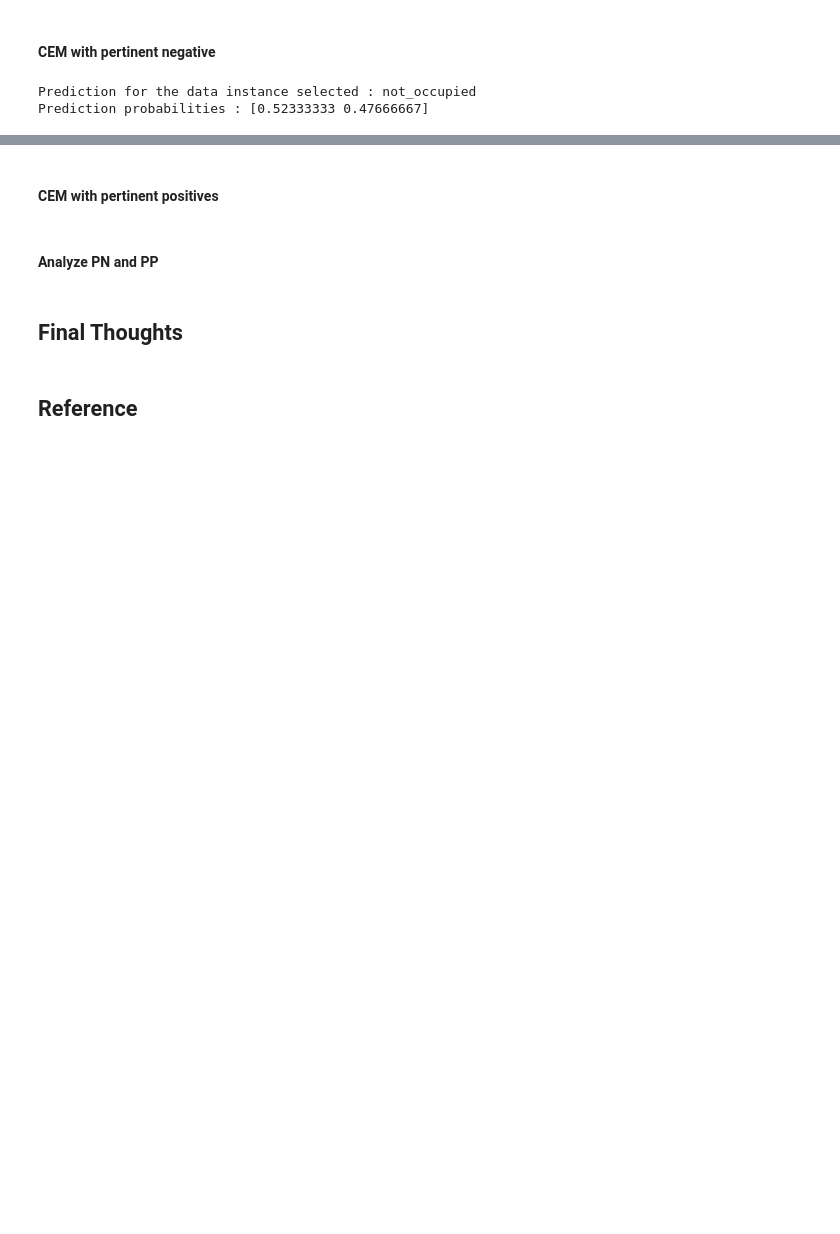
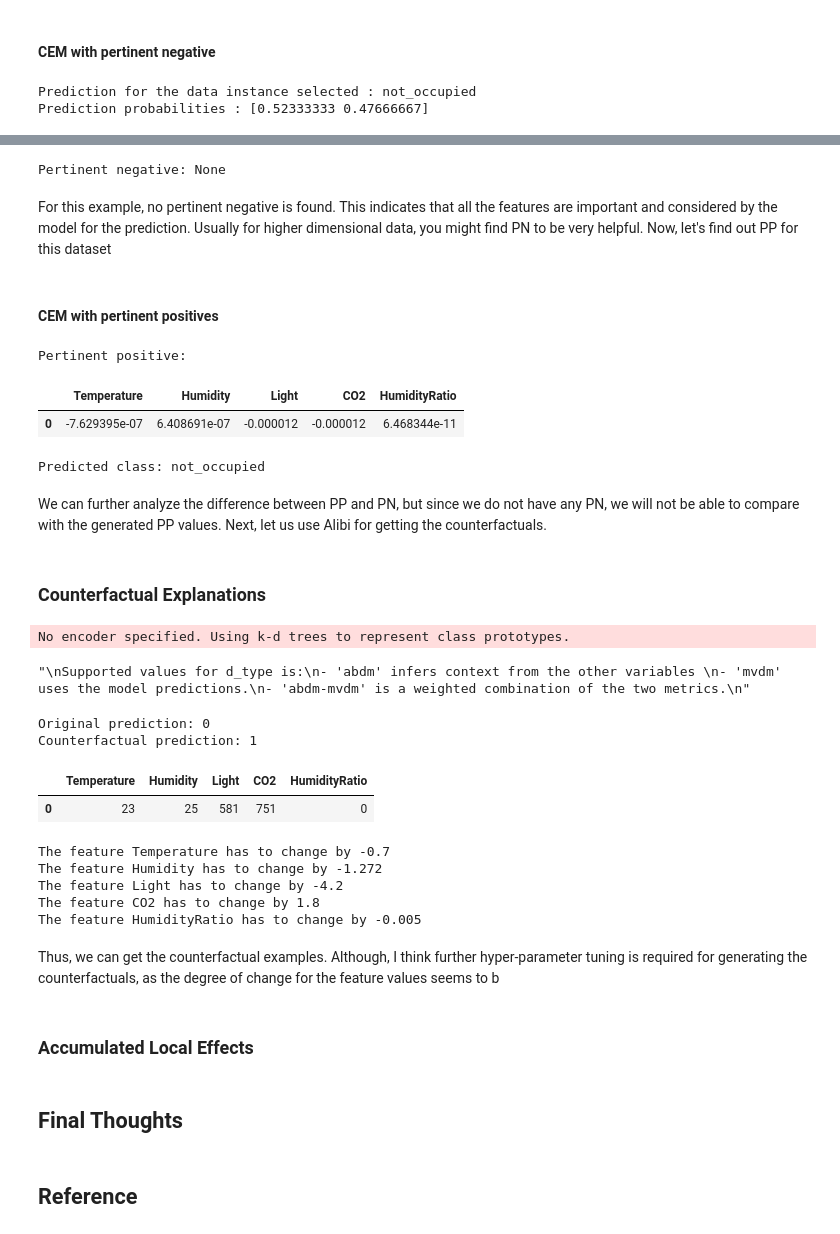
Before and after one commit to PacktPublishing/Applied-Machine-Learning-Explainability-Techniques, a Jupyter notebook: Chapter09/ALIBI_example.ipynb, the cells around one changed output, grey strips where cells are left out. Drawn from its saved outputs; the diff is of its cells as text; code cells hidden in the pictures; blank space fills up the shorter version.

Commit message:
Completed CFE for Alibi

```diff
--- a/Chapter09/ALIBI_example.ipynb
+++ b/Chapter09/ALIBI_example.ipynb
@@ -326,3 +333,4 @@ print(f'Predicted class: {class_names[explanation.X_pred]}')
 # %%
 print(f'Pertinent negative: {explanation.PN}')
-print(f'Predicted class: {class_names[explanation.PN_pred]}')
+# %% [output]
+Pertinent negative: None
@@ -333,3 +337,5 @@ exp_cem['PN_pred'] = explanation.PN_pred
+# %% [markdown]
+For this example, no pertinent negative is found. This indicates that all the features are important and considered by the model for the prediction. Usually for higher dimensional data, you might find PN to be very helpful. Now, let's find out PP for this dataset
 # %% [markdown]
 #### CEM with pertinent positives
 # %%
@@ -343,5 +349,11 @@ cem = CEM(predict_fn, mode, shape, kappa=kappa,
 cem.fit(df_train.values, no_info_type='median')
 explanation = cem.explain(X, verbose=False)
 # %%
-print(f'Pertinent positive: {explanation.PP}')
+print(f'Pertinent positive: ')
+display.display(explanation.PP)
 print(f'Predicted class: {class_names[explanation.PP_pred]}')
+# %% [output]
+Pertinent positive:
+|  | Temperature | Humidity | Light | CO2 | HumidityRatio |
+| 0 | -7.629395e-07 | 6.408691e-07 | -0.000012 | -0.000012 | 6.468344e-11 |
+Predicted class: not_occupied
@@ -351,2 +359,0 @@ exp_cem['PP_pred'] = explanation.PP_pred
-# %% [markdown]
-#### Analyze PN and PP
@@ -354,0 +360,4 @@ exp_cem['PP_pred'] = explanation.PP_pred
+# %% [markdown]
+We can further analyze the difference between PP and PN, but since we do not have any PN, we will not be able to compare with the generated PP values. Next, let us use Alibi for getting the counterfactuals.
+# %% [markdown]
+### Counterfactual Explanations
@@ -354,0 +384,11 @@ exp_cem['PP_pred'] = explanation.PP_pred
+# %%
+cfe.fit(df_train.values, d_type='abdm', disc_perc=[25, 50, 75]);
+'''
+Supported values for d_type is:
+- 'abdm' infers context from the other variables
+- 'mvdm' uses the model predictions.
+- 'abdm-mvdm' is a weighted combination of the two metrics.
+'''
+# %% [output]
+No encoder specified. Using k-d trees to represent class prototypes.
+"\nSupported values for d_type is:\n- 'abdm' infers context from the other variables \n- 'mvdm' uses the model predictions.\n- 'abdm-mvdm' is a weighted combination of the two metrics.\n"
@@ -355,3 +398,33 @@ exp_cem['PP_pred'] = explanation.PP_pred
+# %%
+print(f'Original prediction: {explanation.orig_class}')
+print('Counterfactual prediction: {}'.format(explanation.cf['class']))
+# %% [output]
+Original prediction: 0
+Counterfactual prediction: 1
+# %%
+# Now let's see the counterfactual example
+counterfactual = explanation.cf['X'].astype(int)
+change = counterfactual - X
+df_cfe = pd.DataFrame(counterfactual, columns = numeric)
+df_cfe
+# %% [output]
+|  | Temperature | Humidity | Light | CO2 | HumidityRatio |
+| 0 | 23 | 25 | 581 | 751 | 0 |
+# %%
+# Let's see the difference between counterfactual and original instance
+for i, feature_names in enumerate(numeric):
+    if change[feature_names][0] != 0:
+        print(f"The feature {feature_names} has to change by {round(change[feature_names][0],3)}")
+# %% [output]
+The feature Temperature has to change by -0.7
+The feature Humidity has to change by -1.272
+The feature Light has to change by -4.2
+The feature CO2 has to change by 1.8
+The feature HumidityRatio has to change by -0.005
+# %% [markdown]
+Thus, we can get the counterfactual examples. Although, I think further hyper-parameter tuning is required for generating the counterfactuals, as the degree of change for the feature values seems to b
+# %% [markdown]
+### Accumulated Local Effects
 # %% [markdown]
 ## Final Thoughts
 # %% [markdown]
```
Also changed, not shown: parts of 9 cells of this notebook.
